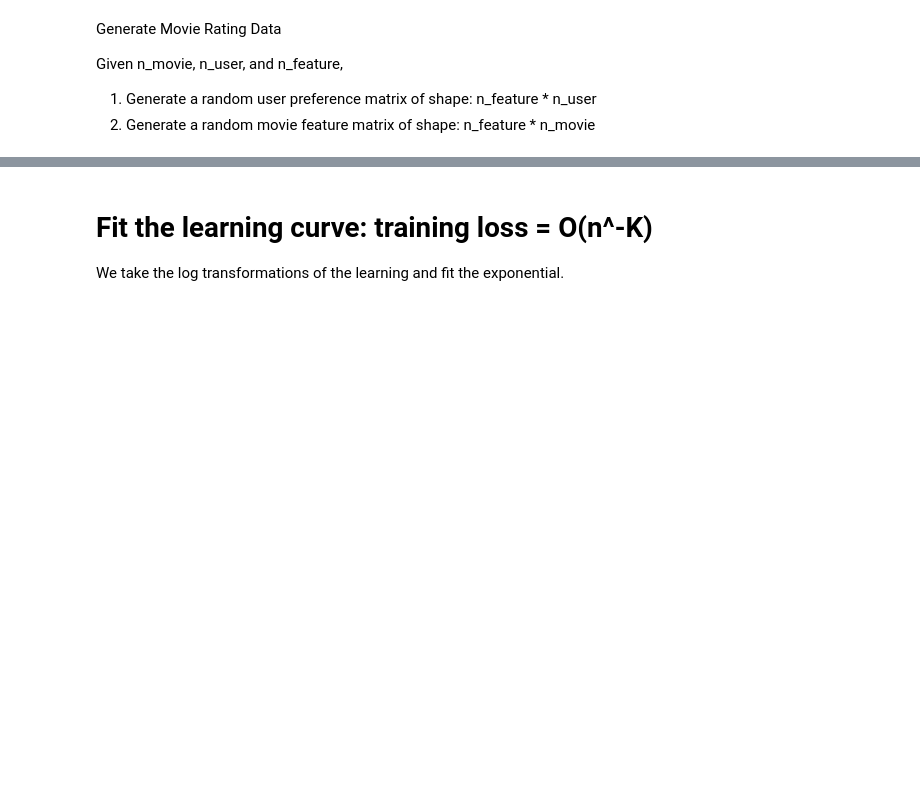
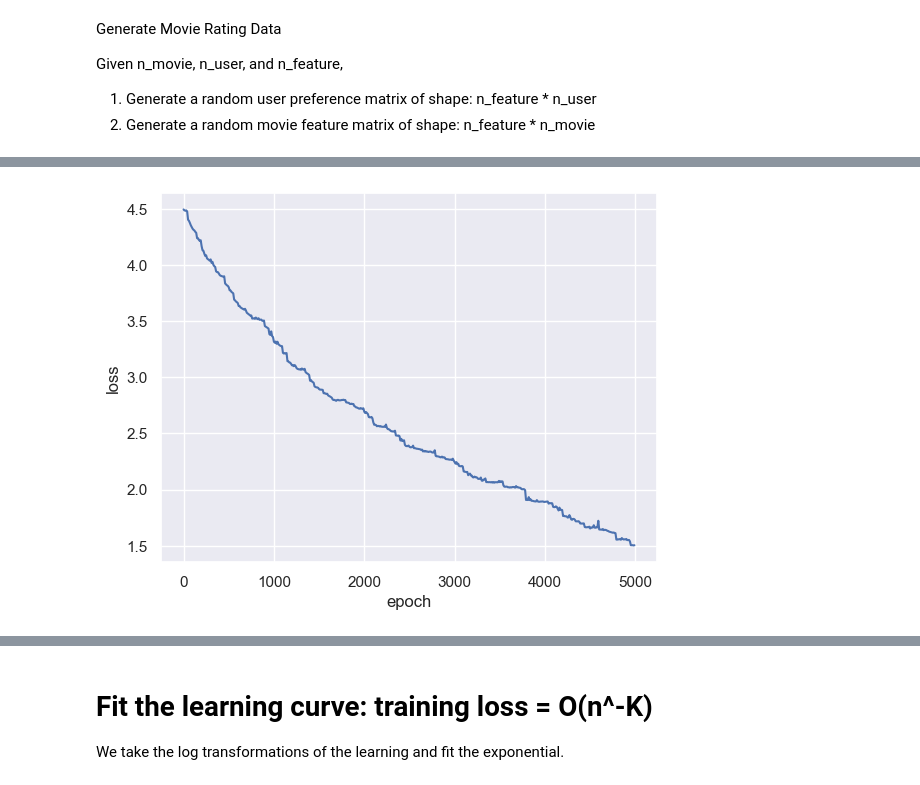
Before and after one commit to Yajingleo/ml_ucb, a Jupyter notebook: colab/rating_model.ipynb, the cells around one changed output, grey strips where cells are left out. Drawn from its saved outputs; the diff is of its cells as text; code cells hidden in the pictures; blank space fills up the shorter version.

```diff
--- a/colab/rating_model.ipynb
+++ b/colab/rating_model.ipynb
@@ -382,9 +394,11 @@ rating_df:
 fitted_movie_matrix, fitted_user_matrix, training_loss =\
     training(rating_df,
              N_FEATURE,
-             mini_batch = 1,
+             mini_batch = 10,
              eta = 0.1,
-             lambda_ = 0,
-             n_epoch = 10000)
+             lambda_ = 0.1,
+             n_epoch = 0)
 
 fitted_rating_matrix =  np.round(fitted_movie_matrix.dot(fitted_user_matrix.T))
+sns.lineplot(x = "epoch", y = "loss", data = training_loss)
+# %% [output]
@@ -390,0 +406 @@ fitted_rating_matrix =  np.round(fitted_movie_matrix.dot(fitted_user_matrix.T))
+[figure, added]
```
Also changed, not shown: parts of 45 cells of this notebook.
